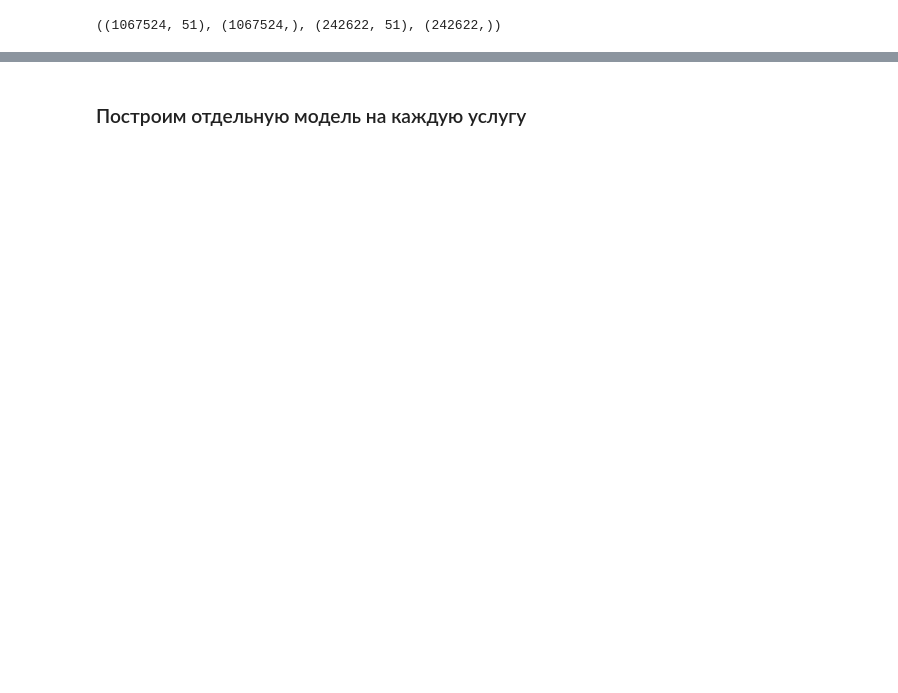
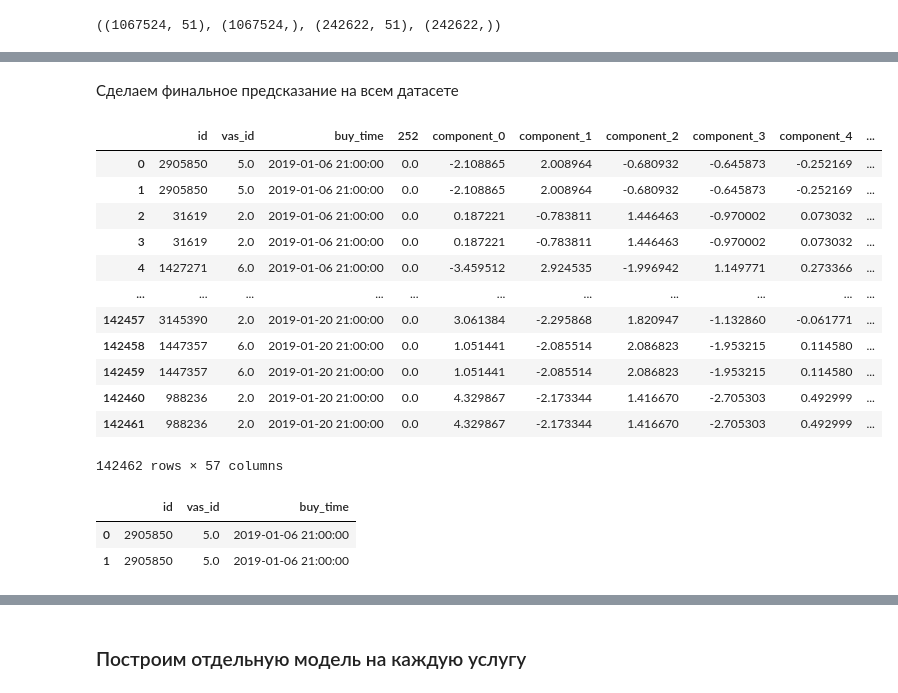
Before and after one commit to kate-ds/Megafon_project, a Jupyter notebook: megafon_models.ipynb, the cells around one changed output, grey strips where cells are left out. Drawn from its saved outputs; the diff is of its cells as text; code cells hidden in the pictures; blank space fills up the shorter version.

```diff
--- a/megafon_models.ipynb
+++ b/megafon_models.ipynb
@@ -403,3 +389,19 @@ values
 | 13 | 8.0 | 1.0 | 0.000041 |
 | 14 | 9.0 | 0.0 | 0.005354 |
 | 15 | 9.0 | 1.0 | 0.000175 |
+# %%
+def add_proba(train, test):
+  # fit
+  values = train.groupby(['vas_id', 'target'])['id'].size().reset_index()
+  values['probability'] = values['id'] / len(df_train)
+  values.drop(columns=['id', 'target'], inplace=True)
+
+
+  train = train.merge(values, on=['vas_id'], how='left')
+  # transform
+  test = test.merge(values, on=['vas_id'], how='left')
+
+  return train, test
+# %%
+train, test = add_proba(train, test)
+test.tail(3)
@@ -528,0 +624,2 @@ target
+# %% [markdown]
+Сделаем финальное предсказание на всем датасете
@@ -528,0 +641,22 @@ target
+# %%
+test
+# %% [output]
+|  | id | vas_id | buy_time | 252 | component_0 | component_1 | component_2 | component_3 | component_4 | ... |
+| 0 | 2905850 | 5.0 | 2019-01-06 21:00:00 | 0.0 | -2.108865 | 2.008964 | -0.680932 | -0.645873 | -0.252169 | ... |
+| 1 | 2905850 | 5.0 | 2019-01-06 21:00:00 | 0.0 | -2.108865 | 2.008964 | -0.680932 | -0.645873 | -0.252169 | ... |
+| 2 | 31619 | 2.0 | 2019-01-06 21:00:00 | 0.0 | 0.187221 | -0.783811 | 1.446463 | -0.970002 | 0.073032 | ... |
+| 3 | 31619 | 2.0 | 2019-01-06 21:00:00 | 0.0 | 0.187221 | -0.783811 | 1.446463 | -0.970002 | 0.073032 | ... |
+| 4 | 1427271 | 6.0 | 2019-01-06 21:00:00 | 0.0 | -3.459512 | 2.924535 | -1.996942 | 1.149771 | 0.273366 | ... |
+| ... | ... | ... | ... | ... | ... | ... | ... | ... | ... | ... |
+| 142457 | 3145390 | 2.0 | 2019-01-20 21:00:00 | 0.0 | 3.061384 | -2.295868 | 1.820947 | -1.132860 | -0.061771 | ... |
+| 142458 | 1447357 | 6.0 | 2019-01-20 21:00:00 | 0.0 | 1.051441 | -2.085514 | 2.086823 | -1.953215 | 0.114580 | ... |
+| 142459 | 1447357 | 6.0 | 2019-01-20 21:00:00 | 0.0 | 1.051441 | -2.085514 | 2.086823 | -1.953215 | 0.114580 | ... |
+| 142460 | 988236 | 2.0 | 2019-01-20 21:00:00 | 0.0 | 4.329867 | -2.173344 | 1.416670 | -2.705303 | 0.492999 | ... |
+| 142461 | 988236 | 2.0 | 2019-01-20 21:00:00 | 0.0 | 4.329867 | -2.173344 | 1.416670 | -2.705303 | 0.492999 | ... |
+142462 rows × 57 columns
+# %%
+test[['id', 'vas_id', 'buy_time']].head(2)
+# %% [output]
+|  | id | vas_id | buy_time |
+| 0 | 2905850 | 5.0 | 2019-01-06 21:00:00 |
+| 1 | 2905850 | 5.0 | 2019-01-06 21:00:00 |
```
Also changed, not shown: parts of 61 cells of this notebook.
